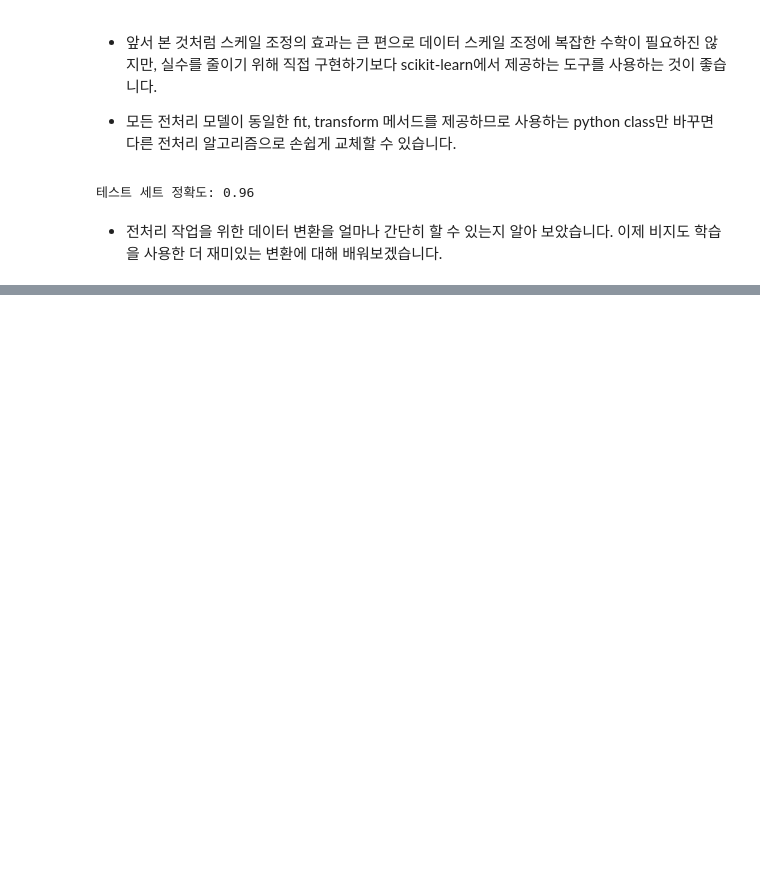
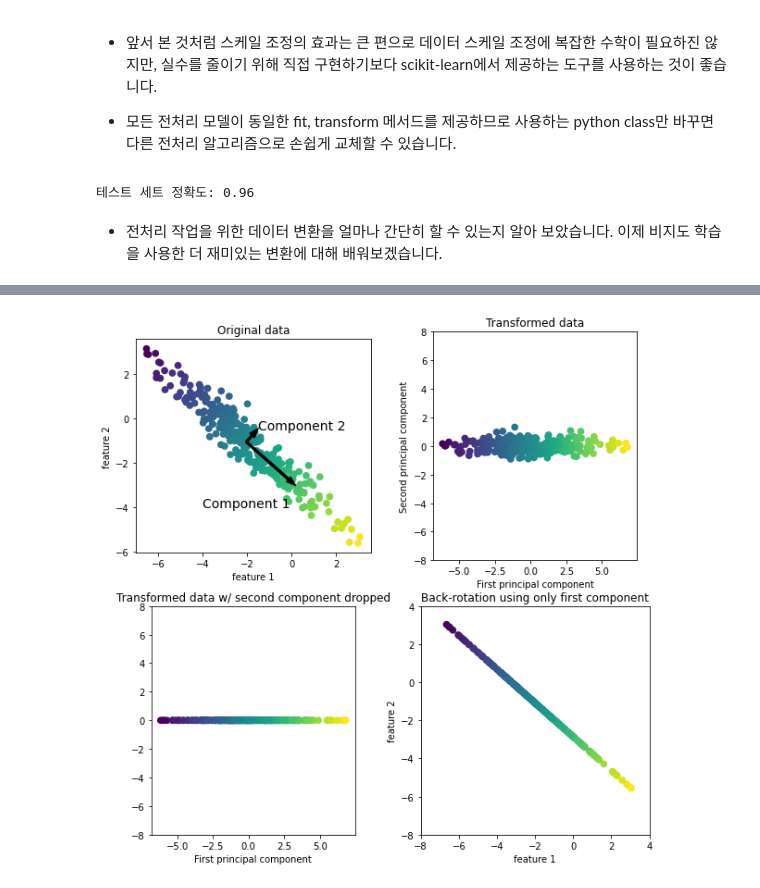
Before and after one commit to myeonghan-nim/introduction-to-marchine-learning-with-python, a Jupyter notebook: chapter03. unsupervised learning and data preprocessing.ipynb, the cells around one changed output, grey strips where cells are left out. Cells and saved outputs as stored; diff of their text form; code cells hidden in the pictures; blank space fills up the shorter version.

```diff
--- a/chapter03. unsupervised learning and data preprocessing.ipynb
+++ b/chapter03. unsupervised learning and data preprocessing.ipynb
@@ -400,0 +413,4 @@ print(f'테스트 세트 정확도: {svm.score(X_test_scaled, y_test):.2f}')
+# %%
+mglearn.plots.plot_pca_illustration()
+# %% [output]
+[figure, added]
```
Also changed, not shown: parts of 4 cells of this notebook.
